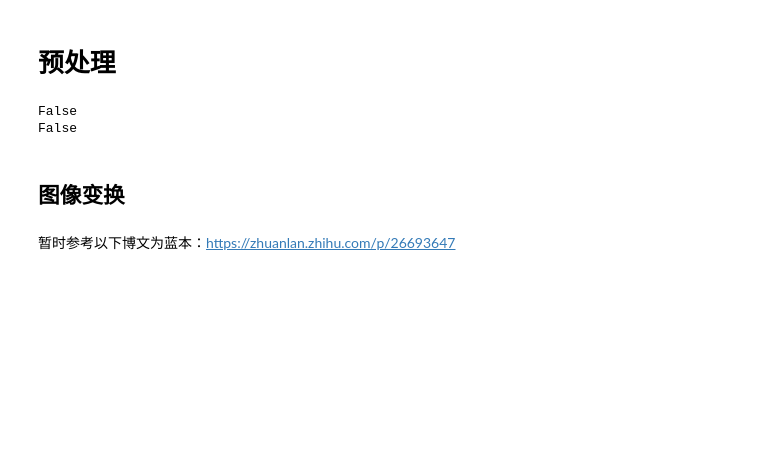
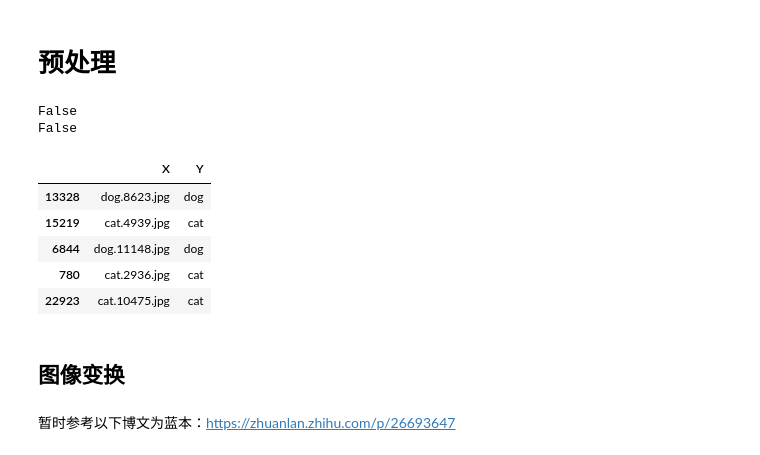
Before and after one commit to Tyelcie/Dogs_vs_Cats, a Jupyter notebook: Dogs_vs_Cats.ipynb, the cells around one changed output. Drawn from its saved outputs; the diff is of its cells as text; code cells hidden in the pictures; blank space fills up the shorter version.

Commit message:
flow_from_dataframe

```diff
--- a/Dogs_vs_Cats.ipynb
+++ b/Dogs_vs_Cats.ipynb
@@ -30,12 +30,12 @@ Using TensorFlow backend.
 # %% [markdown]
 # 预处理
 # %%
-data_dir = './{}/'
-nb_class = len(os.listdir(data_dir.format('train')))
-data = {}
-for i in ['train', 'valid']:
-    data[i] = {x: os.listdir(data_dir.format(i)+x) for x in os.listdir(data_dir.format(i))}
-nb_train_samples = sum([len(data['train'][x]) for x in data['train'].keys()])
-nb_valid_samples = sum([len(data['valid'][x]) for x in data['train'].keys()])
-nb_test_samples = len(os.listdir(data_dir.format('test')))
+data_dir = './train/'
+nb_class = 2
+with open('data_set.txt', 'rb') as ds:
+    data_set = pickle.load(ds)
+# data = {}
+# for i in ['train', 'valid']:
+#     data[i] = {x: os.listdir(data_dir.format(i)+x) for x in os.listdir(data_dir.format(i))}
+# nb_test_samples = len(os.listdir(data_dir.format('test')))
 # %%
@@ -44,6 +44,17 @@ print(any([data['valid']['dog'][x] in data['train']['dog'] for x in range(len(da
 # %% [output]
 False
 False
+# %%
+dataf = {x: pd.DataFrame({'X': data_set['file_{}'.format(x)],
+                          'Y'.format(x): data_set['label_{}'.format(x)]}) for x in ['train', 'valid']}
+dataf['train'].head()
+# %% [output]
+|  | X | Y |
+| 13328 | dog.8623.jpg | dog |
+| 15219 | cat.4939.jpg | cat |
+| 6844 | dog.11148.jpg | dog |
+| 780 | cat.2936.jpg | cat |
+| 22923 | cat.10475.jpg | cat |
 # %% [markdown]
 ## 图像变换
 # %% [markdown]
```
Also changed, not shown: parts of 4 cells of this notebook, 2 other files.
